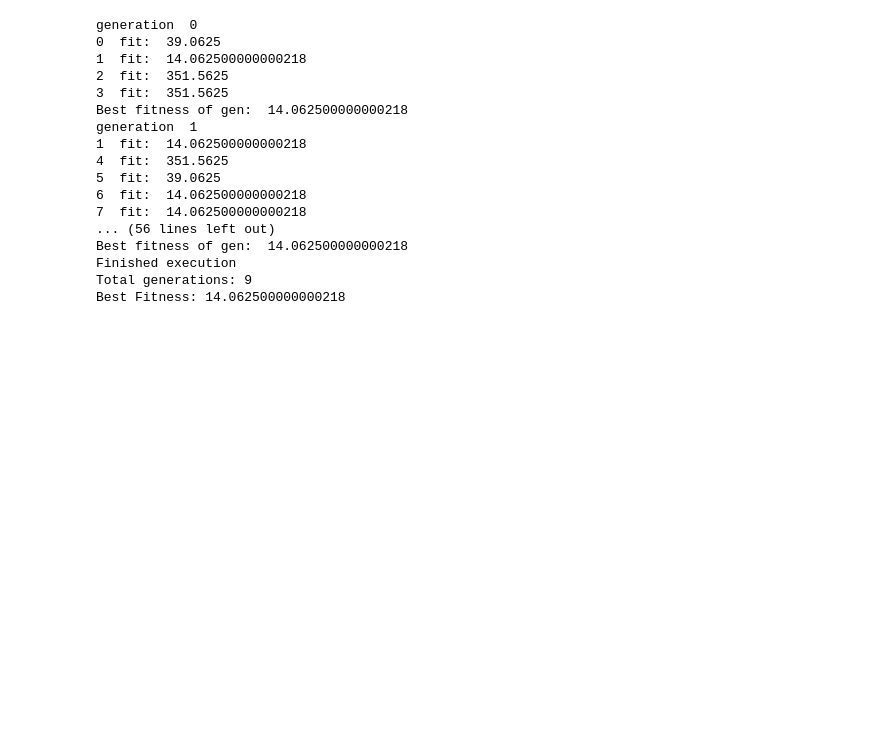
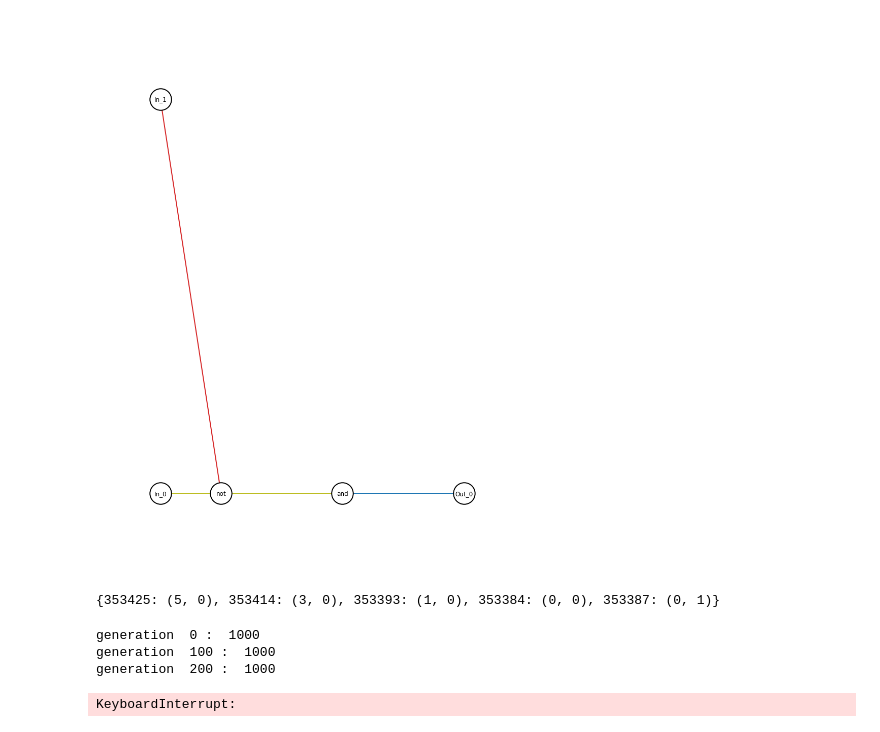
Before and after one commit to fhtanaka/automata_gp, a Jupyter notebook: cgp_automata.ipynb, the cells around one changed output. Saved outputs shown, nothing was run; the diff lists cells and outputs as text; code cells hidden in the pictures; blank space fills up the shorter version.

```diff
--- a/cgp_automata.ipynb
+++ b/cgp_automata.ipynb
@@ -62,27 +103,38 @@ Population.add_operation(arity=2, func=protected_div, string="*x/y")
+# %%
+Population.add_operation(arity=2, func=op_and, string="and")
+Population.add_operation(arity=2, func=op_or, string="or")
+Population.add_operation(arity=2, func=op_xor, string="xor")
+Population.add_operation(arity=2, func=op_nand, string="nand")
+Population.add_operation(arity=2, func=op_nor, string="nor")
+Population.add_operation(arity=1, func=op_not, string="not")
+Population.add_operation(arity=1, func=cte, string="cte")
 # %%
 def eval_individual(individual: Graph, target_image, layers, render=False):
     shape = target_image.shape
     ca = CA_2D_model(shape[0], shape[1], individual.operate, layers)
 
     total_fitness = 0.0
-    for i in range(TESTS_FOR_EACH_TREE):
-        ca.reset_ca()
+    ca.reset_ca()
 
-        for _ in range(N_TOTAL_STEPS):
-            if render:
-                test_images.print_img(ca.remove_pad())
-                print(ca.fitness(target_image))
-            update = ca.update()
-            if not update: # the automata got stable
-                break
+    for _ in range(N_TOTAL_STEPS):
+        if render:
+            test_images.print_img(ca.remove_pad())
+            print(ca.fitness(target_image))
+        update = ca.update()
+        if not update: # the automata got stable
+            break
+    if ca.ca[0, :, :].sum() >= ca.len*ca.len*255:
+        return 1000
+    total_fitness += ca.fitness(target_image)/(255*255)
 
-        total_fitness += ca.fitness(target_image)
-
-    fitness = (total_fitness / TESTS_FOR_EACH_TREE)
+    fitness = (total_fitness)
     return fitness
+# %%
+def fit_func(x):
+    return eval_individual(x, TARGET_IMG, total_layers)
 # %%
 # test_images.print_img(TARGET_IMG)
-total_layers = 1 + EXTRA_LAYERS
+total_layers = 1
 population = Population(
     population_size=POPULATION,
     n_in=total_layers*input_size,
@@ -91,31 +143,27 @@ population = Population(
     n_col=4,
     levels_back=5,
     mutation_strategy="prob",
-    fitness_func=lambda x: eval_individual(x, TARGET_IMG, total_layers),
+    fitness_func=fit_func,
     minimize_fitness=True,
     point_mut_qnt=10,
     prob_mut_chance=.2,
     mutate_active_only=False
 )
+# %%
+draw_graph (population.indvs[0], True)
+population.save_pop("aaa.pkl")
+# %% [output]
+[figure, added]
+{353425: (5, 0), 353414: (3, 0), 353393: (1, 0), 353384: (0, 0), 353387: (0, 1)}
 # %%
-population.one_plus_lamda(10, GEN_CHAMPIONS, FITNESS_GOAL, report = True)
-# return pop, log, hof
+
+start = time()
+population.one_plus_lamda(20000, GEN_CHAMPIONS, FITNESS_GOAL, report = 100)
+end = time()
+print("Execution time: ", end - start)
 # %% [output]
-generation  0
-0  fit:  39.0625
-1  fit:  14.062500000000218
-2  fit:  351.5625
-3  fit:  351.5625
-Best fitness of gen:  14.062500000000218
-generation  1
-1  fit:  14.062500000000218
-4  fit:  351.5625
-5  fit:  39.0625
-6  fit:  14.062500000000218
-7  fit:  14.062500000000218
-... (56 lines left out)
-Best fitness of gen:  14.062500000000218
-Finished execution
-Total generations: 9
-Best Fitness: 14.062500000000218
+generation  0 :  1000
+generation  100 :  1000
+generation  200 :  1000
+KeyboardInterrupt:
 # %%
```
Also changed, not shown: parts of 13 cells of this notebook, 7 other files.
